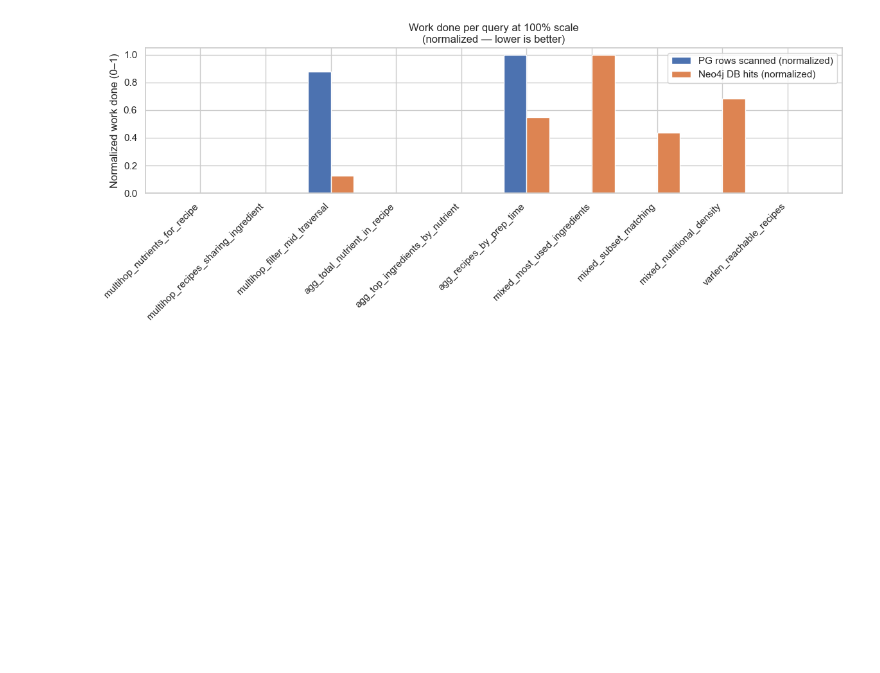
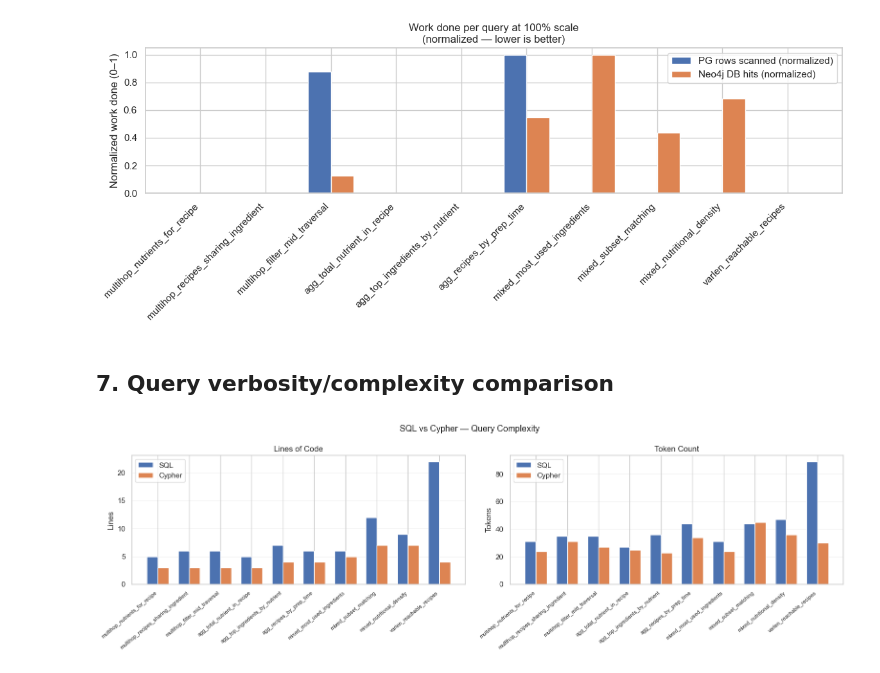
Before and after one commit to Haze2910/DM_Project_Relational_vs_Graph_DB, a Jupyter notebook: analysis.ipynb, the cells around one changed output. Drawn from its saved outputs; the diff is of its cells as text; code cells hidden in the pictures; blank space fills up the shorter version.

Commit message:
query compleixty analysis

```diff
--- a/analysis.ipynb
+++ b/analysis.ipynb
@@ -349,3 +349,51 @@ else:
     print('pg_rows or neo_db_hits columns not found in plans.csv — check runner output')
 # %% [output]
 [figure]
+# %% [markdown]
+## 7. Query verbosity/complexity comparison
+# %%
+import re
+import numpy as np
+import matplotlib.pyplot as plt
+from benchmark.queries import QUERIES
+
+# ── Metrics ───────────────────────────────────────────────────────────────────
+
+def count_lines(q):
+    return len([l for l in q.strip().splitlines() if l.strip()])
+
+def count_tokens(q):
+    return len(re.findall(r'\w+', q))
+
+ids           = [q["id"]           for q in QUERIES]
+sql_lines     = [count_lines(q["sql"])     for q in QUERIES]
+cypher_lines  = [count_lines(q["cypher"])  for q in QUERIES]
+sql_tokens    = [count_tokens(q["sql"])    for q in QUERIES]
+cypher_tokens = [count_tokens(q["cypher"]) for q in QUERIES]
+
+x = np.arange(len(ids))
+W = 0.35
+
+# ── Plot ──────────────────────────────────────────────────────────────────────
+
+fig, (ax1, ax2) = plt.subplots(1, 2, figsize=(16, 5))
+fig.suptitle("SQL vs Cypher — Query Complexity", fontsize=13)
+
+for ax, sql_vals, cypher_vals, ylabel, title in [
+    (ax1, sql_lines,  cypher_lines,  "Lines",  "Lines of Code"),
+    (ax2, sql_tokens, cypher_tokens, "Tokens", "Token Count"),
+]:
+    ax.bar(x - W/2, sql_vals,    W, color=PG_COLOR,  label="SQL")
+    ax.bar(x + W/2, cypher_vals, W, color=NEO_COLOR, label="Cypher")
+    ax.set_title(title)
+    ax.set_ylabel(ylabel)
+    ax.set_xticks(x)
+    ax.set_xticklabels(ids, rotation=40, ha="right", fontsize=8)
+    ax.legend()
+    ax.grid(axis="y", linewidth=0.5, alpha=0.5)
+
+plt.tight_layout()
+plt.savefig("benchmark/results/sql_vs_cypher_comparison.png", dpi=150, bbox_inches="tight")
+plt.show()
+# %% [output]
+[figure, added]
```
Also changed, not shown: 1 other file.
